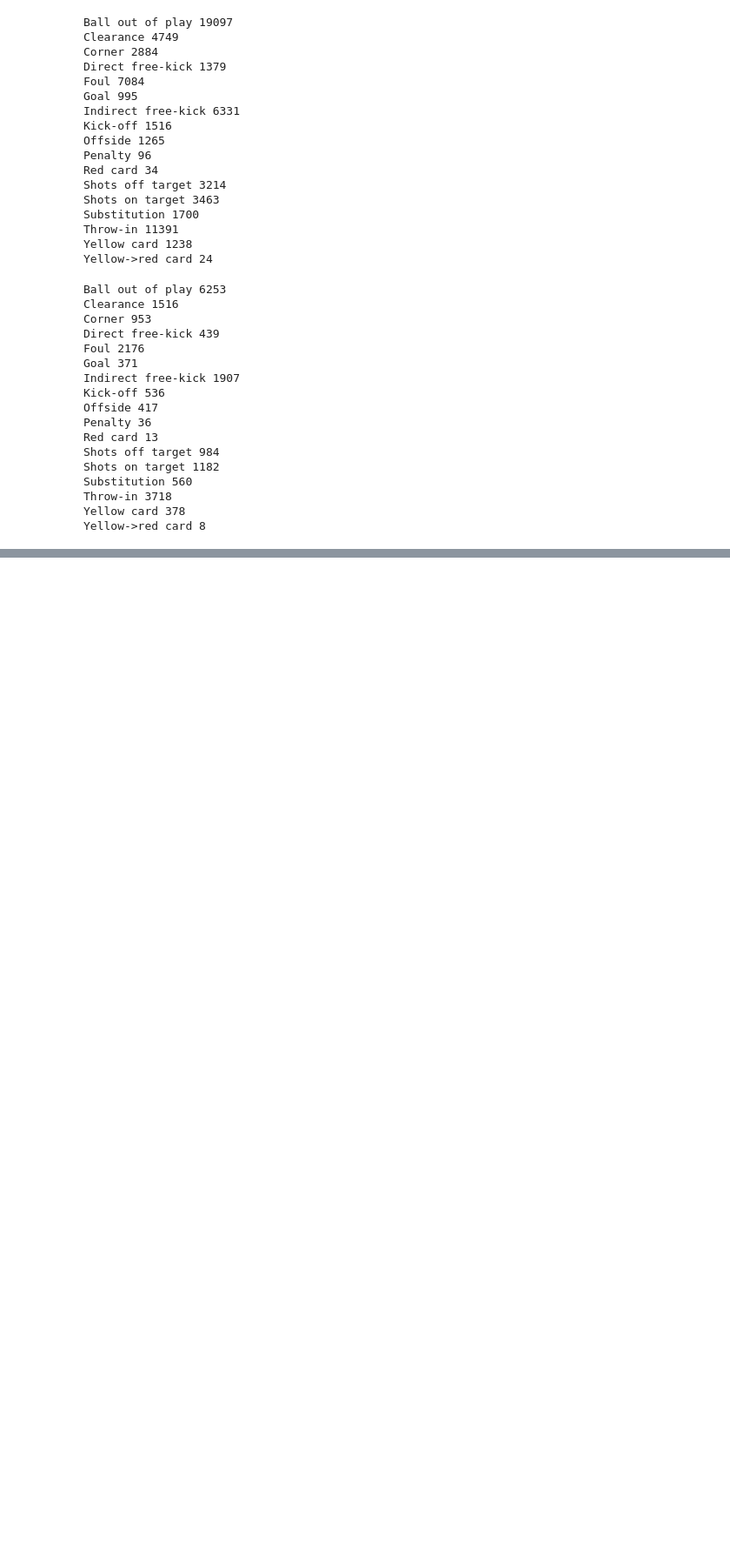
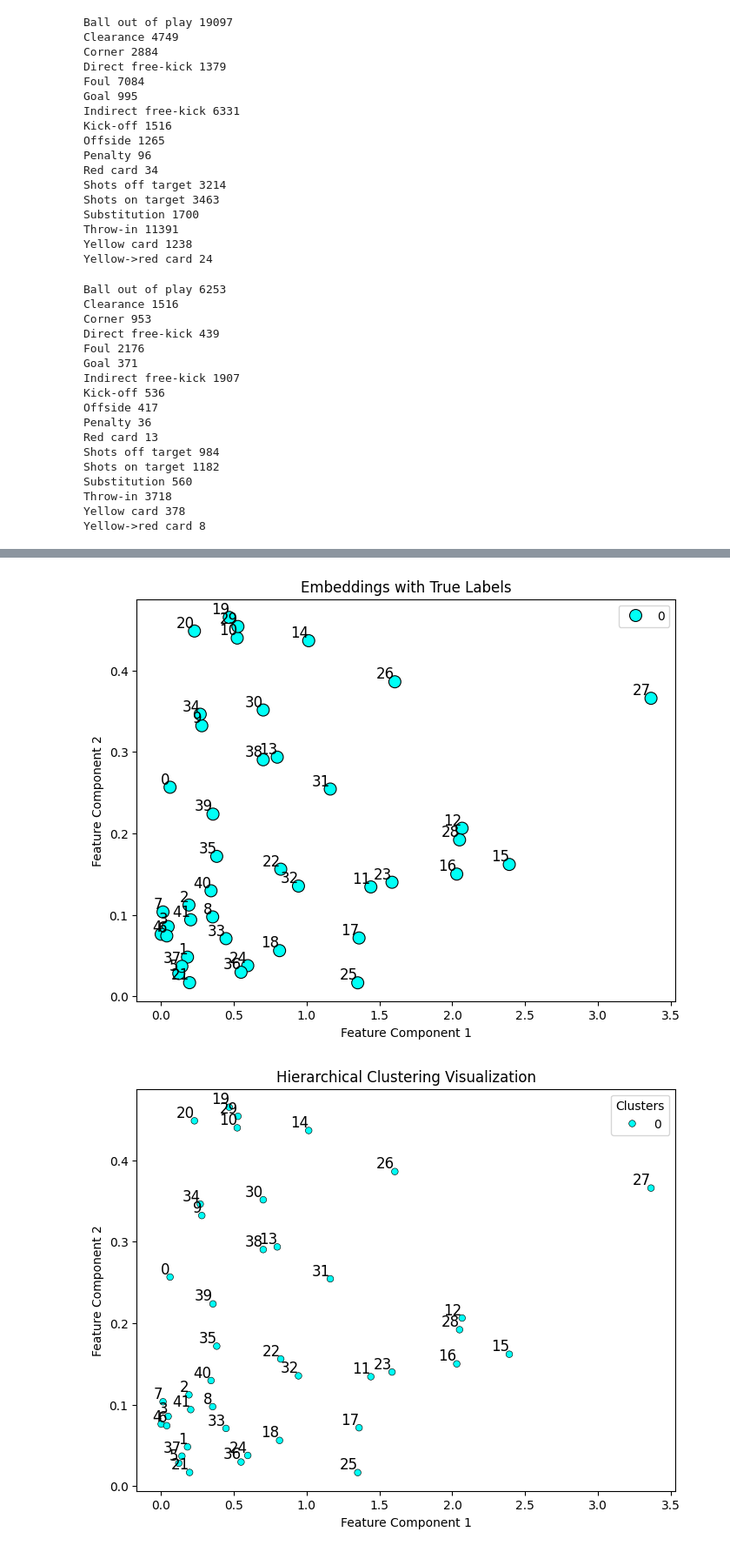
Before and after one commit to arjunrkaushik/DenseVideoCaptioning, a Jupyter notebook: ActionSpotting/playground.ipynb, the cells around one changed output, grey strips where cells are left out. Shown at 87% size. Drawn from its saved outputs; the diff is of its cells as text; code cells hidden in the pictures; blank space fills up the shorter version.

```diff
--- a/ActionSpotting/playground.ipynb
+++ b/ActionSpotting/playground.ipynb
@@ -136,0 +361,5 @@ Dataset saved to /data/kaushik3/SoccerData/ResNET_features/ActionSpotting_v2_val
+# %%
+hierarchical_clustering(data[720:804, :][::2], labels[360:402])
+# %% [output]
+[figure, added]
+[figure, added]
```
Also changed, not shown: parts of 19 cells of this notebook, 18 other files.
